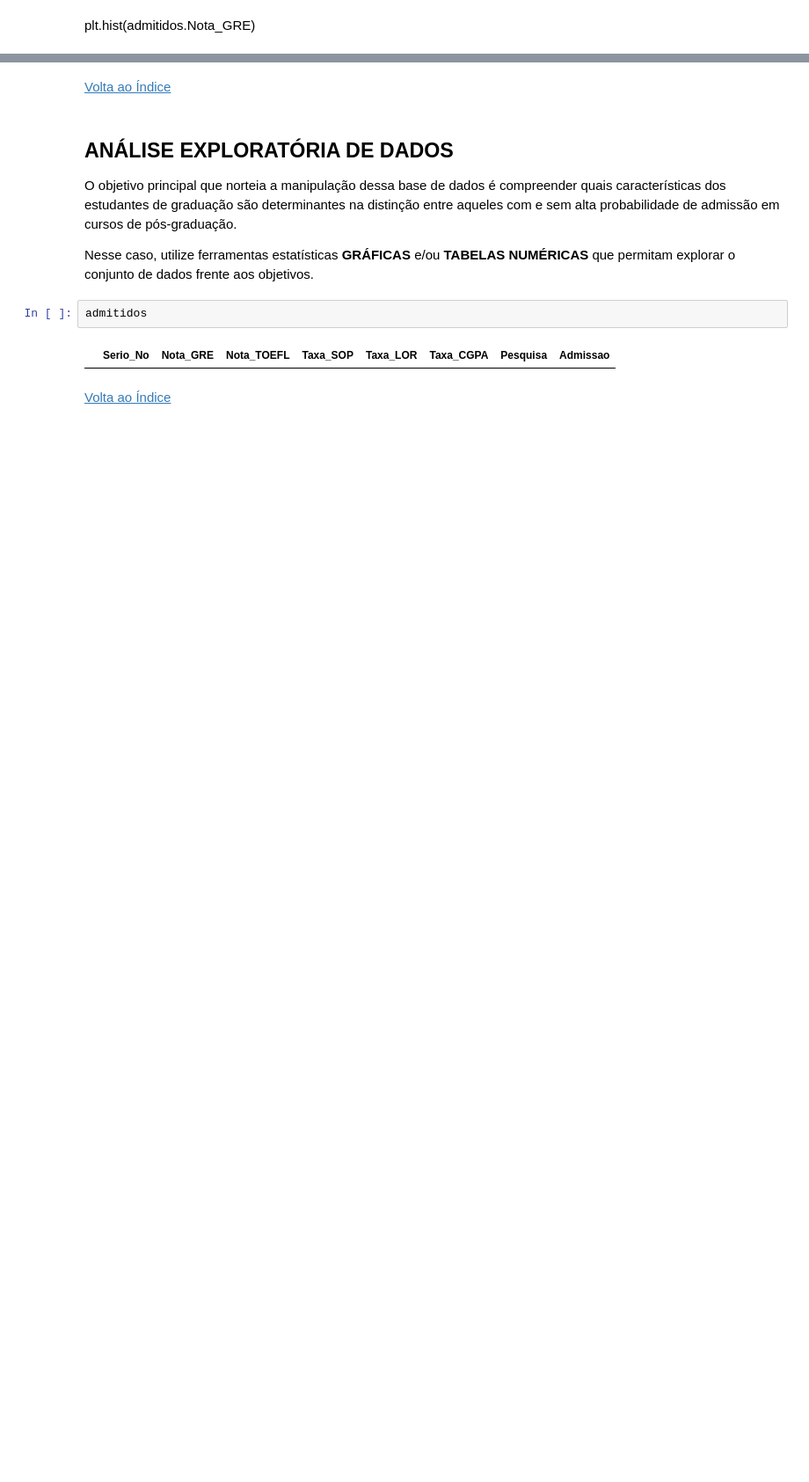
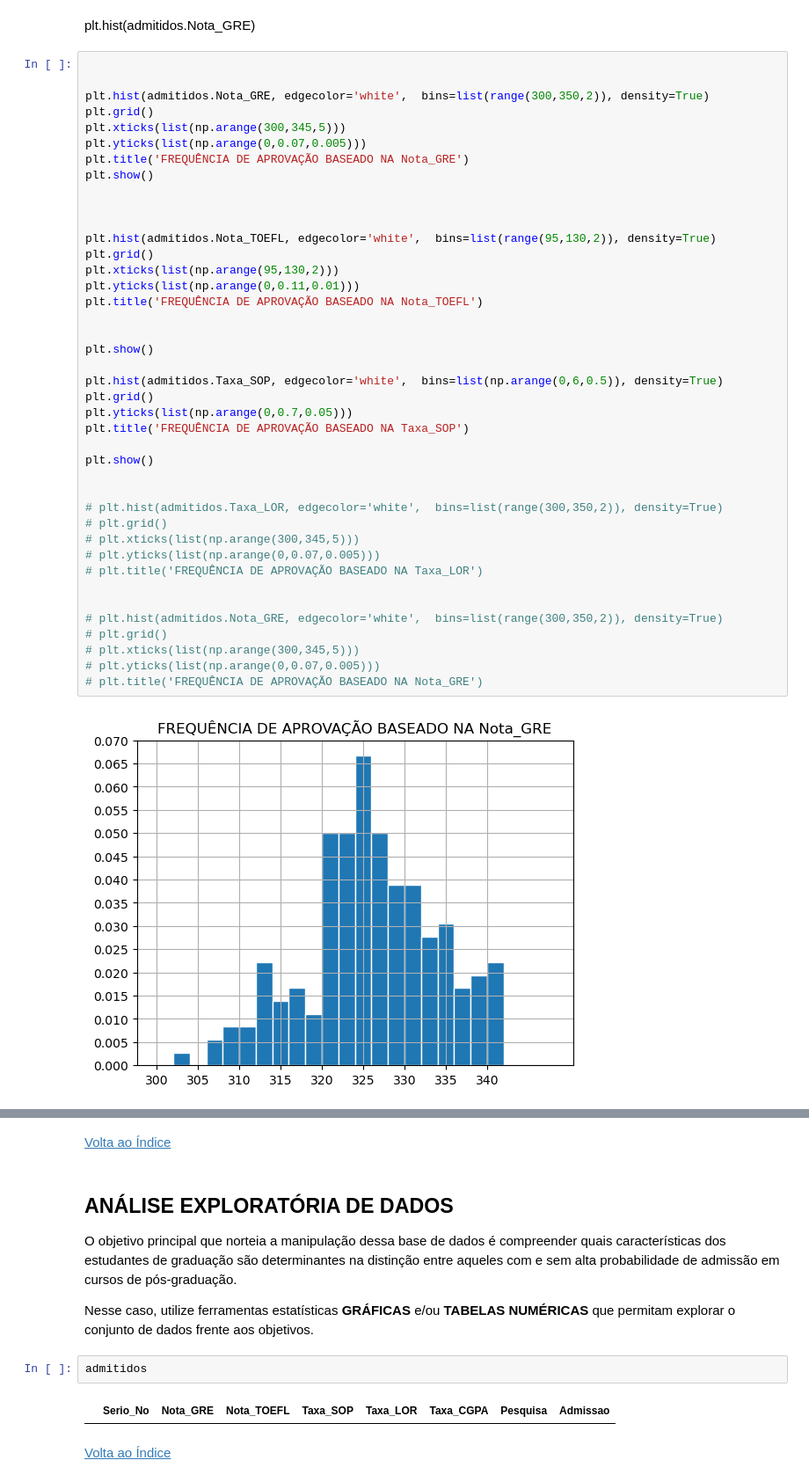
Before and after one commit to nathanbraga08/projeto2_cdados, a Jupyter notebook: Projeto2_AED-T2B.ipynb, the cells around one changed output, grey strips where cells are left out. Shown at 88% size. Saved outputs shown, nothing was run; the diff lists cells and outputs as text; blank space fills up the shorter version.

Commit message:
hist

```diff
--- a/Projeto2_AED-T2B.ipynb
+++ b/Projeto2_AED-T2B.ipynb
@@ -222,2 +230,45 @@ AttributeError: 'DataFrame' object has no attribute 'Taxa_LOR'
 # %% [markdown]
 plt.hist(admitidos.Nota_GRE)
+# %%
+
+
+plt.hist(admitidos.Nota_GRE, edgecolor='white',  bins=list(range(300,350,2)), density=True)
+plt.grid()
+plt.xticks(list(np.arange(300,345,5)))
+plt.yticks(list(np.arange(0,0.07,0.005)))
+plt.title('FREQUÊNCIA DE APROVAÇÃO BASEADO NA Nota_GRE')
+plt.show()
+
+
+
+plt.hist(admitidos.Nota_TOEFL, edgecolor='white',  bins=list(range(95,130,2)), density=True)
+plt.grid()
+plt.xticks(list(np.arange(95,130,2)))
+plt.yticks(list(np.arange(0,0.11,0.01)))
+plt.title('FREQUÊNCIA DE APROVAÇÃO BASEADO NA Nota_TOEFL')
+
+
+plt.show()
+
+plt.hist(admitidos.Taxa_SOP, edgecolor='white',  bins=list(np.arange(0,6,0.5)), density=True)
+plt.grid()
+plt.yticks(list(np.arange(0,0.7,0.05)))
+plt.title('FREQUÊNCIA DE APROVAÇÃO BASEADO NA Taxa_SOP')
+
+plt.show()
+
+
+# plt.hist(admitidos.Taxa_LOR, edgecolor='white',  bins=list(range(300,350,2)), density=True)
+# plt.grid()
+# plt.xticks(list(np.arange(300,345,5)))
+# plt.yticks(list(np.arange(0,0.07,0.005)))
+# plt.title('FREQUÊNCIA DE APROVAÇÃO BASEADO NA Taxa_LOR')
+
+
+# plt.hist(admitidos.Nota_GRE, edgecolor='white',  bins=list(range(300,350,2)), density=True)
+# plt.grid()
+# plt.xticks(list(np.arange(300,345,5)))
+# plt.yticks(list(np.arange(0,0.07,0.005)))
+# plt.title('FREQUÊNCIA DE APROVAÇÃO BASEADO NA Nota_GRE')
+# %% [output]
+[figure, added]
```
Also changed, not shown: parts of 2 cells of this notebook.
